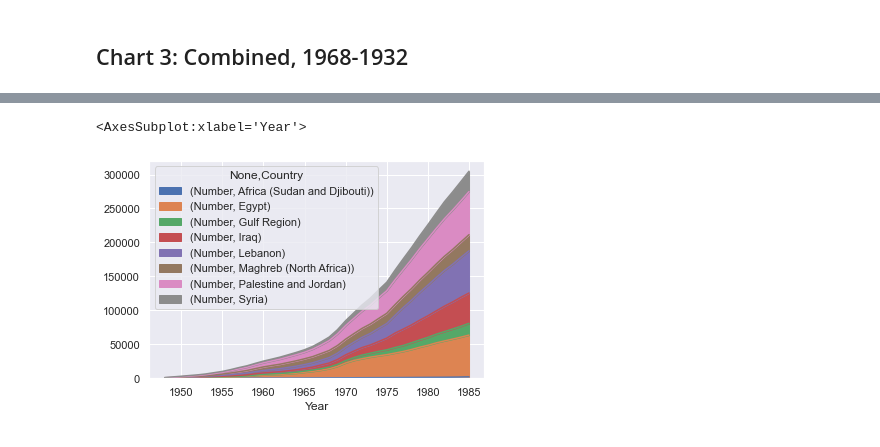
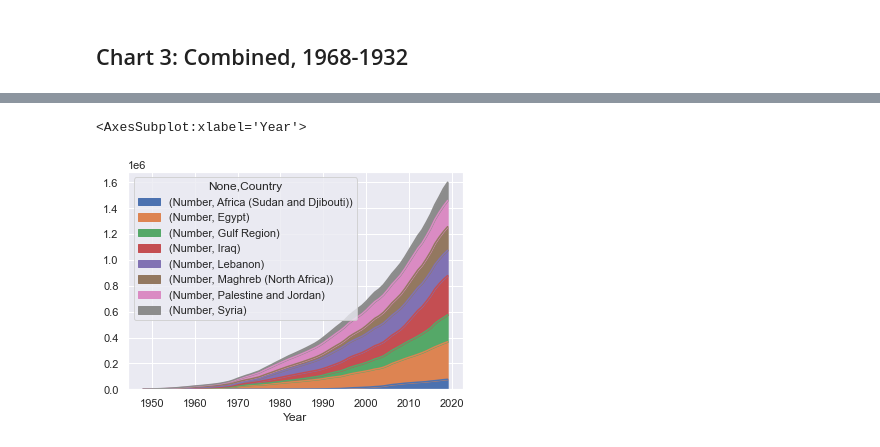
Before and after one commit to cjwit/arab-immigration, a Jupyter notebook: chart.ipynb, the cells around one changed output, grey strips where cells are left out. Cells and saved outputs as stored; diff of their text form; code cells hidden in the pictures.

```diff
--- a/chart.ipynb
+++ b/chart.ipynb
@@ -56,11 +61,11 @@ Source: U.S. Immigration and Naturalization Service. Data based on the country o
 # %%
-midCentury = pd.read_csv('./1948-1985-narrow.csv')
+midCentury = pd.read_csv('./1948-2019-narrow.csv')
 midCentury.set_index('Year').sort_values('Year')
 midCentury.tail()
 
 pt = pd.pivot_table(midCentury, columns=['Country'], index=['Year'], values=['Number'], fill_value=0)
 pt = pt.cumsum()
 pt.plot.area()
 # %% [output]
 <AxesSubplot:xlabel='Year'>
-[figure, old version]
+[figure, new version]
```
Also changed, not shown: parts of 7 cells of this notebook, 7 other files.
